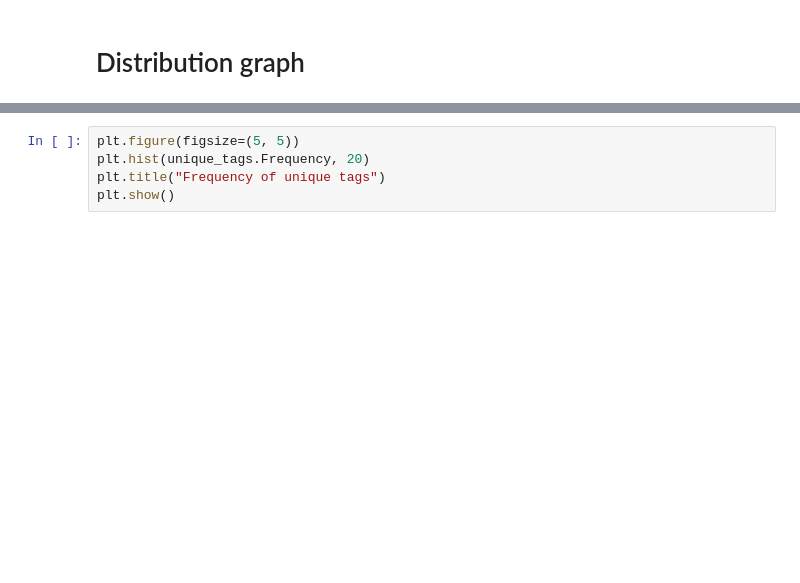
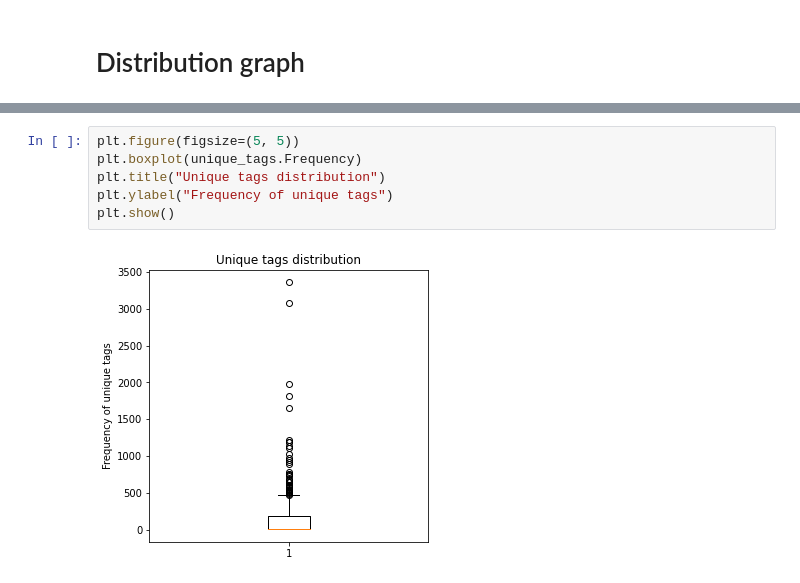
Before and after one commit to SKC-Team1/DSAI, a Jupyter notebook: 3-Visualizations.ipynb, the cells around one changed output, grey strips where cells are left out. Saved outputs shown, nothing was run; the diff lists cells and outputs as text; blank space fills up the shorter version.

```diff
--- a/3-Visualizations.ipynb
+++ b/3-Visualizations.ipynb
@@ -70,8 +79,11 @@ unique_keywords = get_sorted_frequencies_in_dataframe(df.Keywords)
 # %%
 plt.figure(figsize=(5, 5))
-plt.hist(unique_tags.Frequency, 20)
-plt.title("Frequency of unique tags")
+plt.boxplot(unique_tags.Frequency)
+plt.title("Unique tags distribution")
+plt.ylabel("Frequency of unique tags")
 plt.show()
+# %% [output]
+[figure, added]
 # %%
 df.sort_values(by=["Date"], inplace=True, ascending=True)
 df = df.reset_index(drop=True)
```
Also changed, not shown: parts of 3 cells of this notebook, 1 other file.
